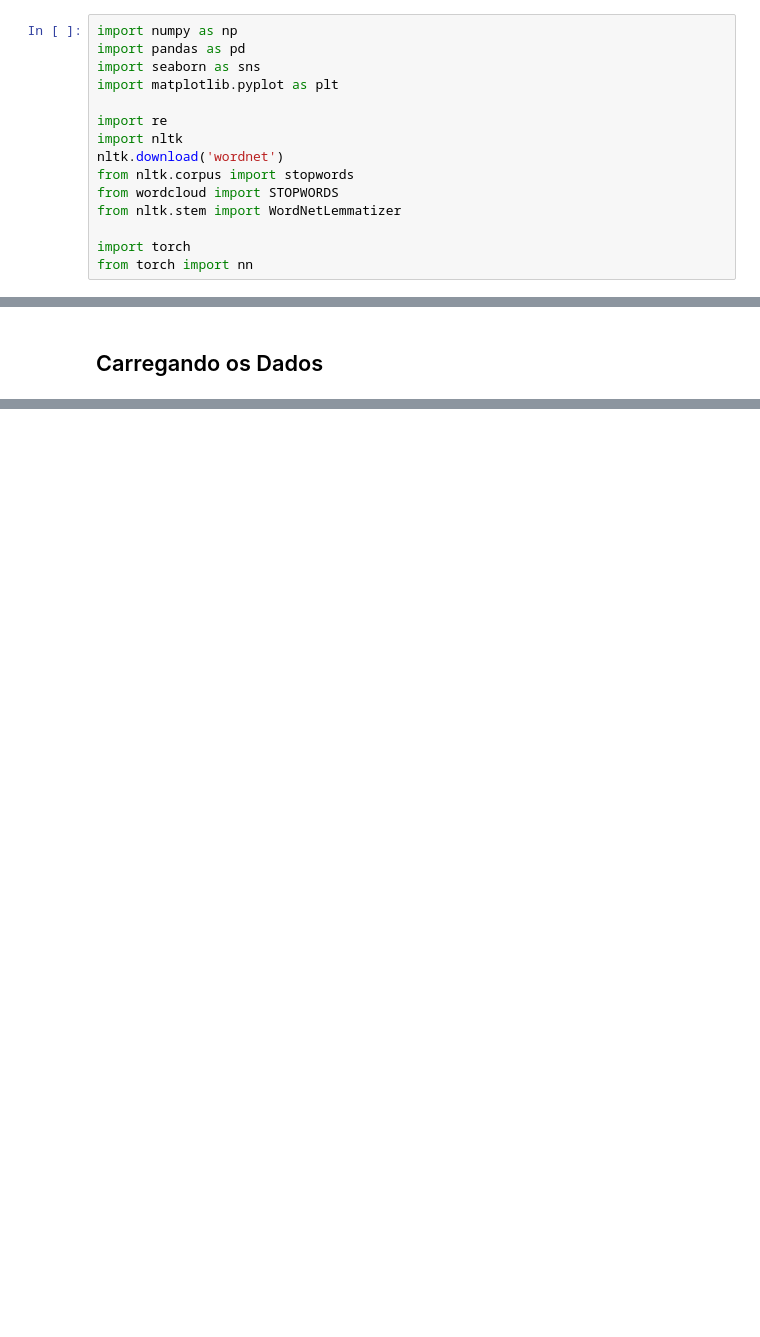
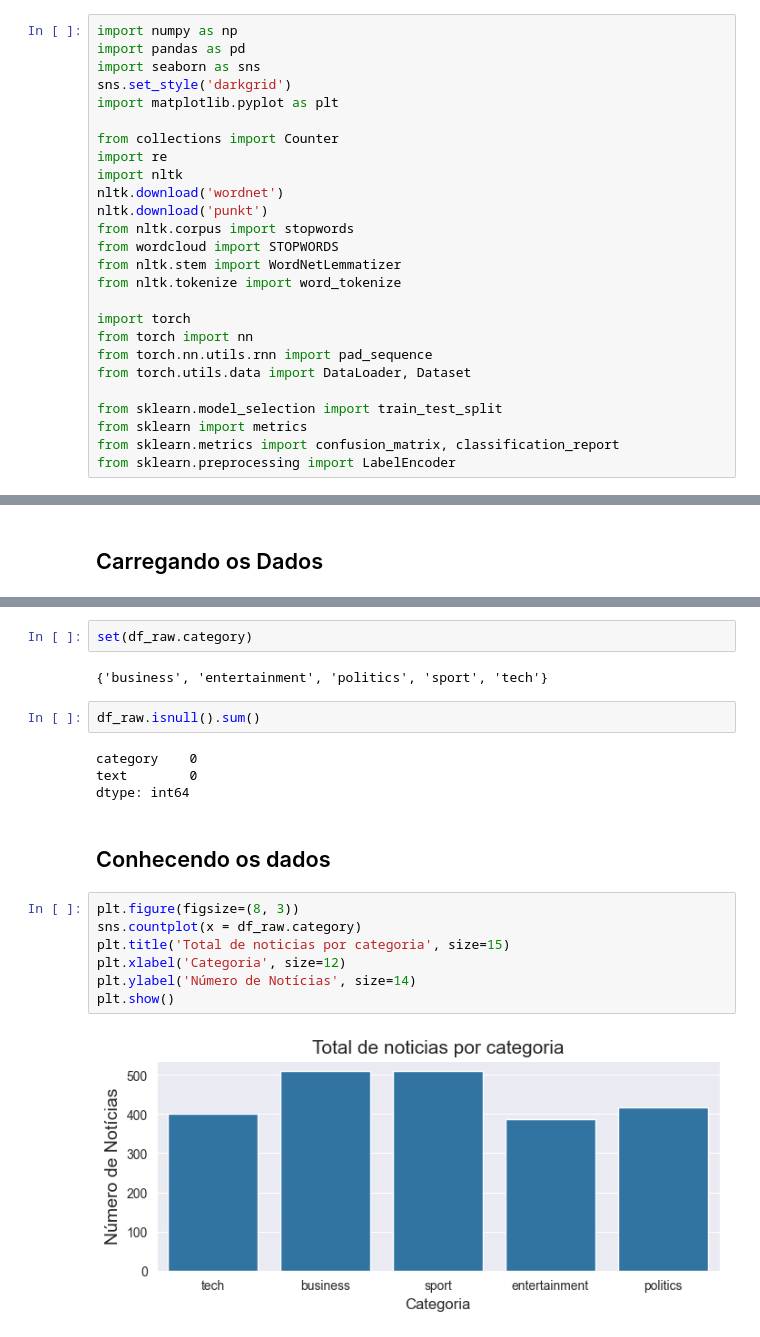
Before and after one commit to z-fab/postech-data-analytics, a Jupyter notebook: f5-deep-learning/m1-deep-reinforcement-learning/notebook-aula4.ipynb, the cells around one changed output, grey strips where cells are left out. Cells and saved outputs as stored; diff of their text form; blank space fills up the shorter version.

```diff
--- a/f5-deep-learning/m1-deep-reinforcement-learning/notebook-aula4.ipynb
+++ b/f5-deep-learning/m1-deep-reinforcement-learning/notebook-aula4.ipynb
@@ -5,17 +5,28 @@ As redes neurais recorrentes (RNNs) são uma classe de redes neurais que é pode
 import numpy as np
 import pandas as pd
 import seaborn as sns
+sns.set_style('darkgrid')
 import matplotlib.pyplot as plt
 
+from collections import Counter
 import re
 import nltk
 nltk.download('wordnet')
+nltk.download('punkt')
 from nltk.corpus import stopwords
 from wordcloud import STOPWORDS
 from nltk.stem import WordNetLemmatizer
+from nltk.tokenize import word_tokenize
 
 import torch
 from torch import nn
+from torch.nn.utils.rnn import pad_sequence
+from torch.utils.data import DataLoader, Dataset
+
+from sklearn.model_selection import train_test_split
+from sklearn import metrics
+from sklearn.metrics import confusion_matrix, classification_report
+from sklearn.preprocessing import LabelEncoder
 # %% [output]
 [nltk_data] Downloading package wordnet to /Users/zfab/nltk_data...
 [nltk_data]   Package wordnet is already up-to-date!
@@ -33,0 +62,21 @@ df_raw.sample(5)
+# %%
+set(df_raw.category)
+# %% [output]
+{'business', 'entertainment', 'politics', 'sport', 'tech'}
+# %%
+df_raw.isnull().sum()
+# %% [output]
+category    0
+text        0
+dtype: int64
+# %% [markdown]
+## Conhecendo os dados
+# %%
+plt.figure(figsize=(8, 3))
+sns.countplot(x = df_raw.category)
+plt.title('Total de noticias por categoria', size=15)
+plt.xlabel('Categoria', size=12)
+plt.ylabel('Número de Notícias', size=14)
+plt.show()
+# %% [output]
+[figure, added]
```
Also changed, not shown: parts of 29 cells of this notebook, 2 other files.
